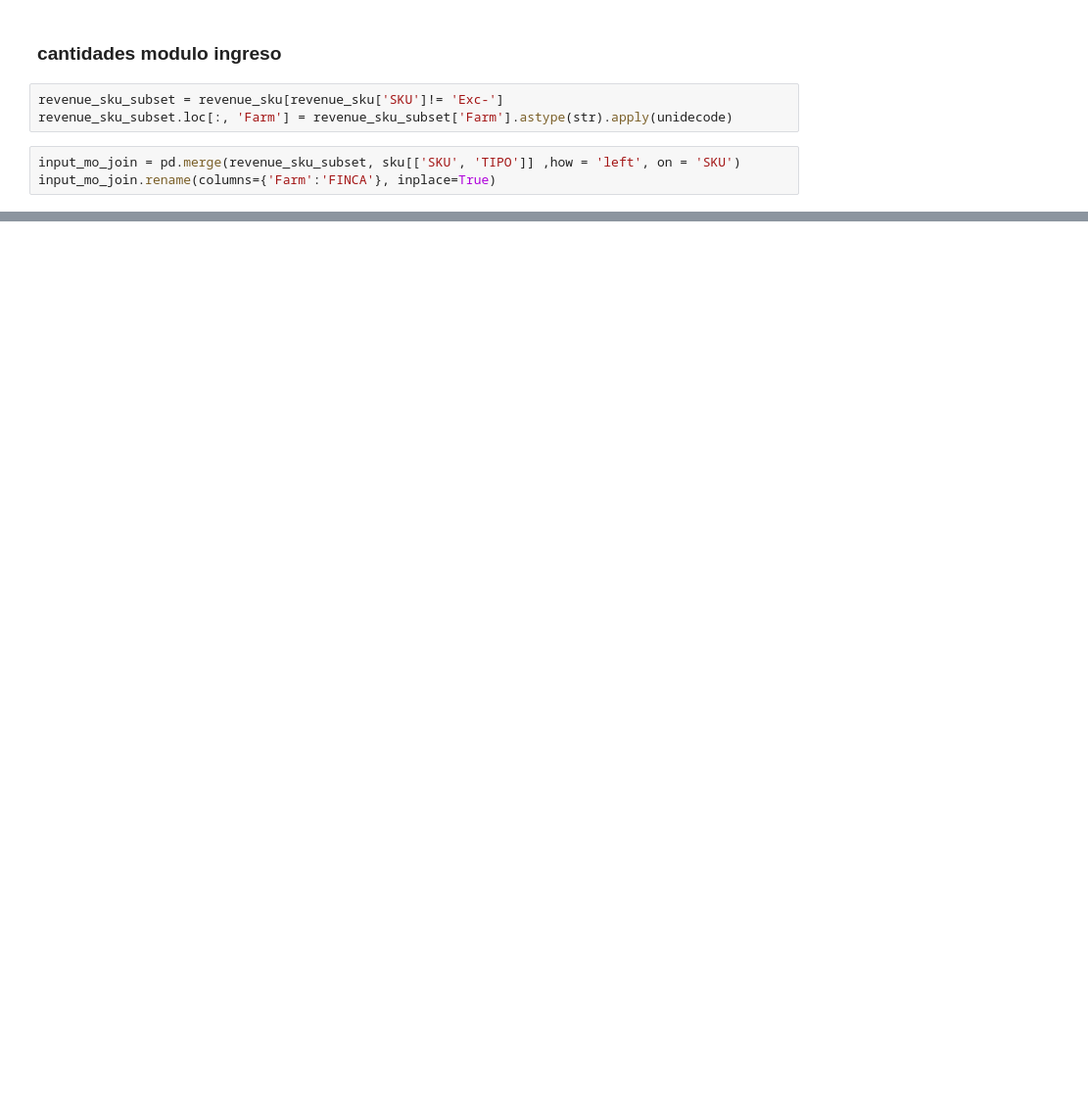
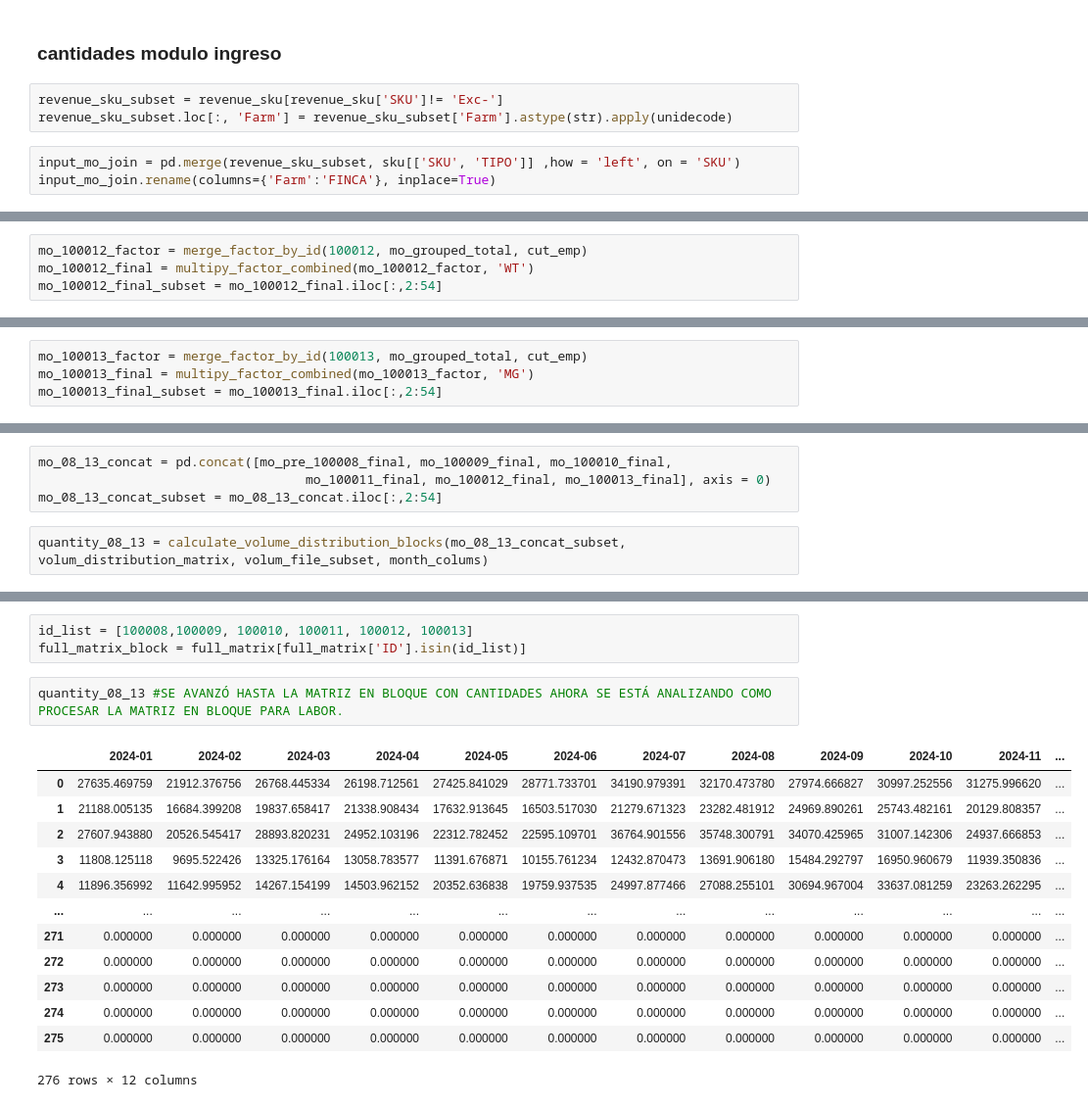
Before and after one commit to ngarrido24/mano_de_obra_agrovid, a Jupyter notebook: mano_de_obra.ipynb, the cells around one changed output, grey strips where cells are left out. Shown: that part at 98% size. Cells and saved outputs as stored; diff of their text form; blank space fills up the shorter version.

Commit message:
avance hasta el codigo 13 con el componente cantidad

```diff
--- a/mano_de_obra.ipynb
+++ b/mano_de_obra.ipynb
@@ -853,0 +790,4 @@ mo_100009[mo_100009['TIPO'] == 'EDK+ESP']
+# %%
+mo_100012_factor = merge_factor_by_id(100012, mo_grouped_total, cut_emp)
+mo_100012_final = multipy_factor_combined(mo_100012_factor, 'WT')
+mo_100012_final_subset = mo_100012_final.iloc[:,2:54]
@@ -853,0 +797,4 @@ mo_100009[mo_100009['TIPO'] == 'EDK+ESP']
+# %%
+mo_100013_factor = merge_factor_by_id(100013, mo_grouped_total, cut_emp)
+mo_100013_final = multipy_factor_combined(mo_100013_factor, 'MG')
+mo_100013_final_subset = mo_100013_final.iloc[:,2:54]
@@ -853,0 +804,6 @@ mo_100009[mo_100009['TIPO'] == 'EDK+ESP']
+# %%
+mo_08_13_concat = pd.concat([mo_pre_100008_final, mo_100009_final, mo_100010_final,
+                                   mo_100011_final, mo_100012_final, mo_100013_final], axis = 0)
+mo_08_13_concat_subset = mo_08_13_concat.iloc[:,2:54]
+# %%
+quantity_08_13 = calculate_volume_distribution_blocks(mo_08_13_concat_subset, volum_distribution_matrix, volum_file_subset, month_colums)
@@ -853,0 +813,19 @@ mo_100009[mo_100009['TIPO'] == 'EDK+ESP']
+# %%
+id_list = [100008,100009, 100010, 100011, 100012, 100013]
+full_matrix_block = full_matrix[full_matrix['ID'].isin(id_list)]
+# %%
+quantity_08_13 #SE AVANZÓ HASTA LA MATRIZ EN BLOQUE CON CANTIDADES AHORA SE ESTÁ ANALIZANDO COMO PROCESAR LA MATRIZ EN BLOQUE PARA LABOR.
+# %% [output]
+|  | 2024-01 | 2024-02 | 2024-03 | 2024-04 | 2024-05 | 2024-06 | 2024-07 | 2024-08 | 2024-09 | 2024-10 | 2024-11 | ... |
+| 0 | 27635.469759 | 21912.376756 | 26768.445334 | 26198.712561 | 27425.841029 | 28771.733701 | 34190.979391 | 32170.473780 | 27974.666827 | 30997.252556 | 31275.996620 | ... |
+| 1 | 21188.005135 | 16684.399208 | 19837.658417 | 21338.908434 | 17632.913645 | 16503.517030 | 21279.671323 | 23282.481912 | 24969.890261 | 25743.482161 | 20129.808357 | ... |
+| 2 | 27607.943880 | 20526.545417 | 28893.820231 | 24952.103196 | 22312.782452 | 22595.109701 | 36764.901556 | 35748.300791 | 34070.425965 | 31007.142306 | 24937.666853 | ... |
+| 3 | 11808.125118 | 9695.522426 | 13325.176164 | 13058.783577 | 11391.676871 | 10155.761234 | 12432.870473 | 13691.906180 | 15484.292797 | 16950.960679 | 11939.350836 | ... |
+| 4 | 11896.356992 | 11642.995952 | 14267.154199 | 14503.962152 | 20352.636838 | 19759.937535 | 24997.877466 | 27088.255101 | 30694.967004 | 33637.081259 | 23263.262295 | ... |
+| ... | ... | ... | ... | ... | ... | ... | ... | ... | ... | ... | ... | ... |
+| 271 | 0.000000 | 0.000000 | 0.000000 | 0.000000 | 0.000000 | 0.000000 | 0.000000 | 0.000000 | 0.000000 | 0.000000 | 0.000000 | ... |
+| 272 | 0.000000 | 0.000000 | 0.000000 | 0.000000 | 0.000000 | 0.000000 | 0.000000 | 0.000000 | 0.000000 | 0.000000 | 0.000000 | ... |
+| 273 | 0.000000 | 0.000000 | 0.000000 | 0.000000 | 0.000000 | 0.000000 | 0.000000 | 0.000000 | 0.000000 | 0.000000 | 0.000000 | ... |
+| 274 | 0.000000 | 0.000000 | 0.000000 | 0.000000 | 0.000000 | 0.000000 | 0.000000 | 0.000000 | 0.000000 | 0.000000 | 0.000000 | ... |
+| 275 | 0.000000 | 0.000000 | 0.000000 | 0.000000 | 0.000000 | 0.000000 | 0.000000 | 0.000000 | 0.000000 | 0.000000 | 0.000000 | ... |
+276 rows × 12 columns
```
Also changed, not shown: parts of 34 cells of this notebook, 1 other file.
